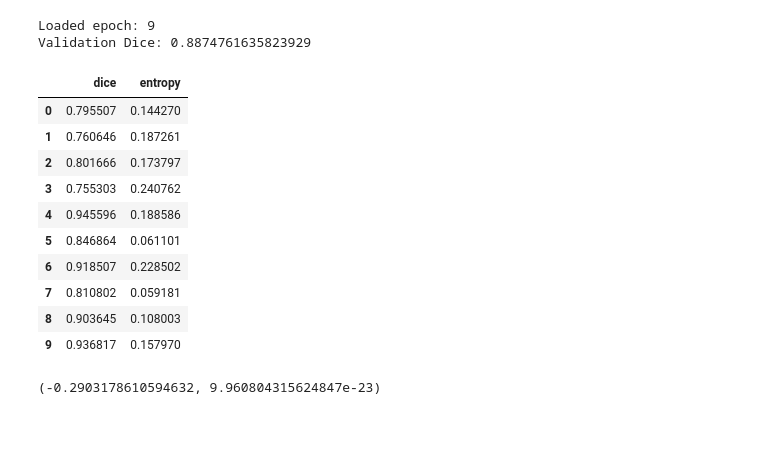
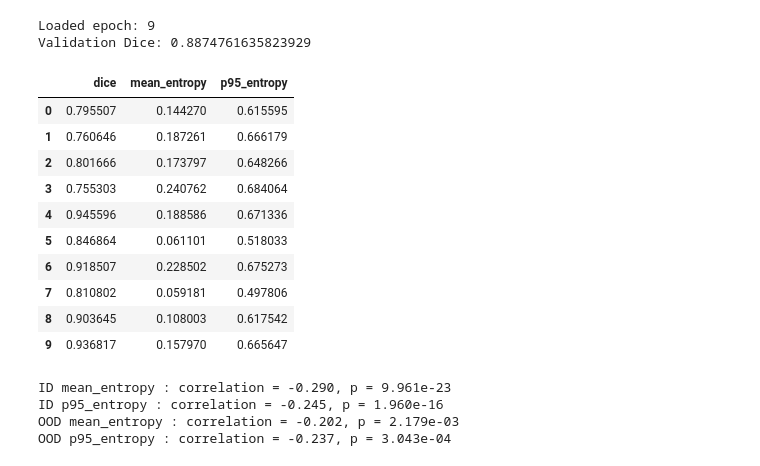
Before and after one commit to Zephyr417/Projects, a Jupyter notebook: Cell_Segmentation/03_uncertainty_faliure_detection.ipynb, the cells around one changed output. Drawn from its saved outputs; the diff is of its cells as text; code cells hidden in the pictures; blank space fills up the shorter version.

Commit message:
p95entropy and ploting

```diff
--- a/Cell_Segmentation/03_uncertainty_faliure_detection.ipynb
+++ b/Cell_Segmentation/03_uncertainty_faliure_detection.ipynb
@@ -108,27 +108,46 @@ Validation Dice: 0.8874761635823929
 id_metrics = uncertainty_metrics(id_test_dataloader, model, per_pixel_loss_fn, device)
 ood_metrics = uncertainty_metrics(ood_test_dataloader, model, per_pixel_loss_fn,device)
 # %%
-results_df = pd.DataFrame({"dice": id_metrics["dice"], "entropy": id_metrics["mean_entropy"]})
+results_df = pd.DataFrame({"dice": id_metrics["dice"],
+                           "mean_entropy": id_metrics["mean_entropy"],
+                           "p95_entropy": id_metrics["p95_entropy"]})
 results_df.head(10)
 # %% [output]
-|  | dice | entropy |
-| 0 | 0.795507 | 0.144270 |
-| 1 | 0.760646 | 0.187261 |
-| 2 | 0.801666 | 0.173797 |
-| 3 | 0.755303 | 0.240762 |
-| 4 | 0.945596 | 0.188586 |
-| 5 | 0.846864 | 0.061101 |
-| 6 | 0.918507 | 0.228502 |
-| 7 | 0.810802 | 0.059181 |
-| 8 | 0.903645 | 0.108003 |
-| 9 | 0.936817 | 0.157970 |
+|  | dice | mean_entropy | p95_entropy |
+| 0 | 0.795507 | 0.144270 | 0.615595 |
+| 1 | 0.760646 | 0.187261 | 0.666179 |
+| 2 | 0.801666 | 0.173797 | 0.648266 |
+| 3 | 0.755303 | 0.240762 | 0.684064 |
+| 4 | 0.945596 | 0.188586 | 0.671336 |
+| 5 | 0.846864 | 0.061101 | 0.518033 |
+| 6 | 0.918507 | 0.228502 | 0.675273 |
+| 7 | 0.810802 | 0.059181 | 0.497806 |
+| 8 | 0.903645 | 0.108003 | 0.617542 |
+| 9 | 0.936817 | 0.157970 | 0.665647 |
 # %%
 from scipy.stats import spearmanr
 
-correlation, p_value = spearmanr(
-    results_df["entropy"],
-    results_df["dice"],
-)
-correlation, p_value
+for group_name, metrics in [
+    ("ID", id_metrics),
+    ("OOD", ood_metrics),
+]:
+    for uncertainty_name in [
+        "mean_entropy",
+        "p95_entropy",
+    ]:
+        correlation, p_value = spearmanr(
+            metrics[uncertainty_name],
+            metrics["dice"],
+        )
+
+        print(
+            group_name,
+            uncertainty_name,
+            f": correlation = {correlation:.3f},",
+            f"p = {p_value:.3e}",
+        )
 # %% [output]
-(-0.2903178610594632, 9.960804315624847e-23)
+ID mean_entropy : correlation = -0.290, p = 9.961e-23
+ID p95_entropy : correlation = -0.245, p = 1.960e-16
+OOD mean_entropy : correlation = -0.202, p = 2.179e-03
+OOD p95_entropy : correlation = -0.237, p = 3.043e-04
```
Also changed, not shown: parts of 1 cell of this notebook, 1 other file.
